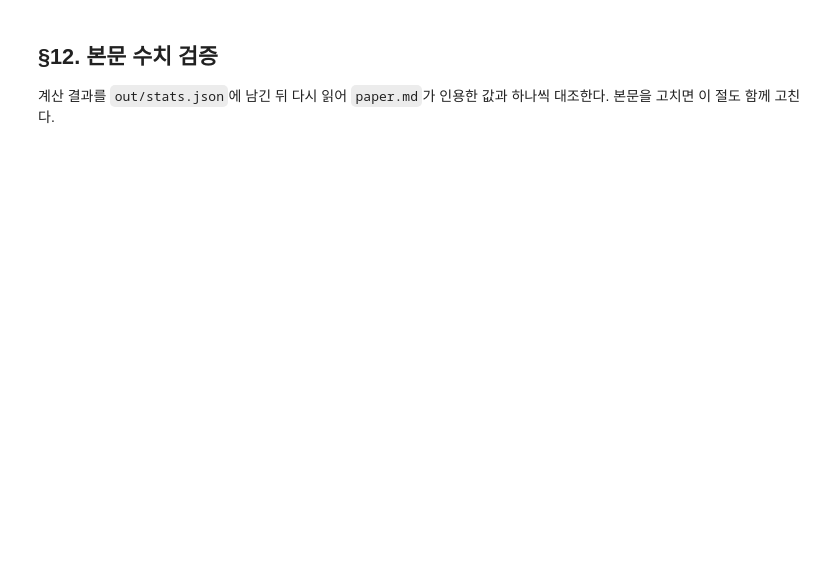
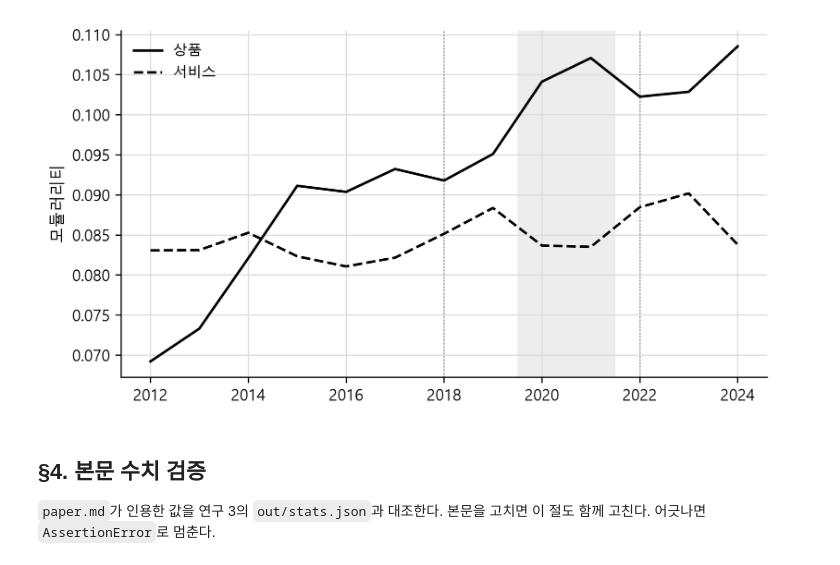
Before and after one commit to pilsunchoi/Services, a Jupyter notebook: research/02-fragmentation/reproduce.ipynb, the cells around one changed output. Drawn from its saved outputs; the diff is of its cells as text; code cells hidden in the pictures; blank space fills up the shorter version.

```diff
--- a/research/02-fragmentation/reproduce.ipynb
+++ b/research/02-fragmentation/reproduce.ipynb
@@ -894,5 +103,18 @@ svc    19.868  20.704  -0.836
+# %%
+fig, ax = plt.subplots(figsize=(7.4, 4.0))
+mark_periods(ax)
+ax.plot(net.index, net.goods_q_d1, color="black", lw=1.6, label="상품")
+ax.plot(net.index, net.svc_q_d1, color="black", lw=1.6, ls="--", label="서비스")
+ax.set_ylabel("모듈러리티")
+ax.legend(loc="upper left", fontsize=9)
+year_axis(ax)
+fig.savefig(IMG / "fig3_modularity.png")
+plt.close(fig)
+display(Image(IMG / "fig3_modularity.png", width=740))
+# %% [output]
+[figure, added]
 # %% [markdown]
-## §12. 본문 수치 검증
+## §4. 본문 수치 검증
 
-계산 결과를 `out/stats.json`에 남긴 뒤 다시 읽어 `paper.md`가 인용한 값과 하나씩 대조한다. 본문을 고치면
-이 절도 함께 고친다.
+`paper.md`가 인용한 값을 연구 3의 `out/stats.json`과 대조한다. 본문을 고치면 이 절도 함께 고친다.
+어긋나면 `AssertionError`로 멈춘다.
```
Also changed, not shown: parts of 34 cells of this notebook, 12 other files.
